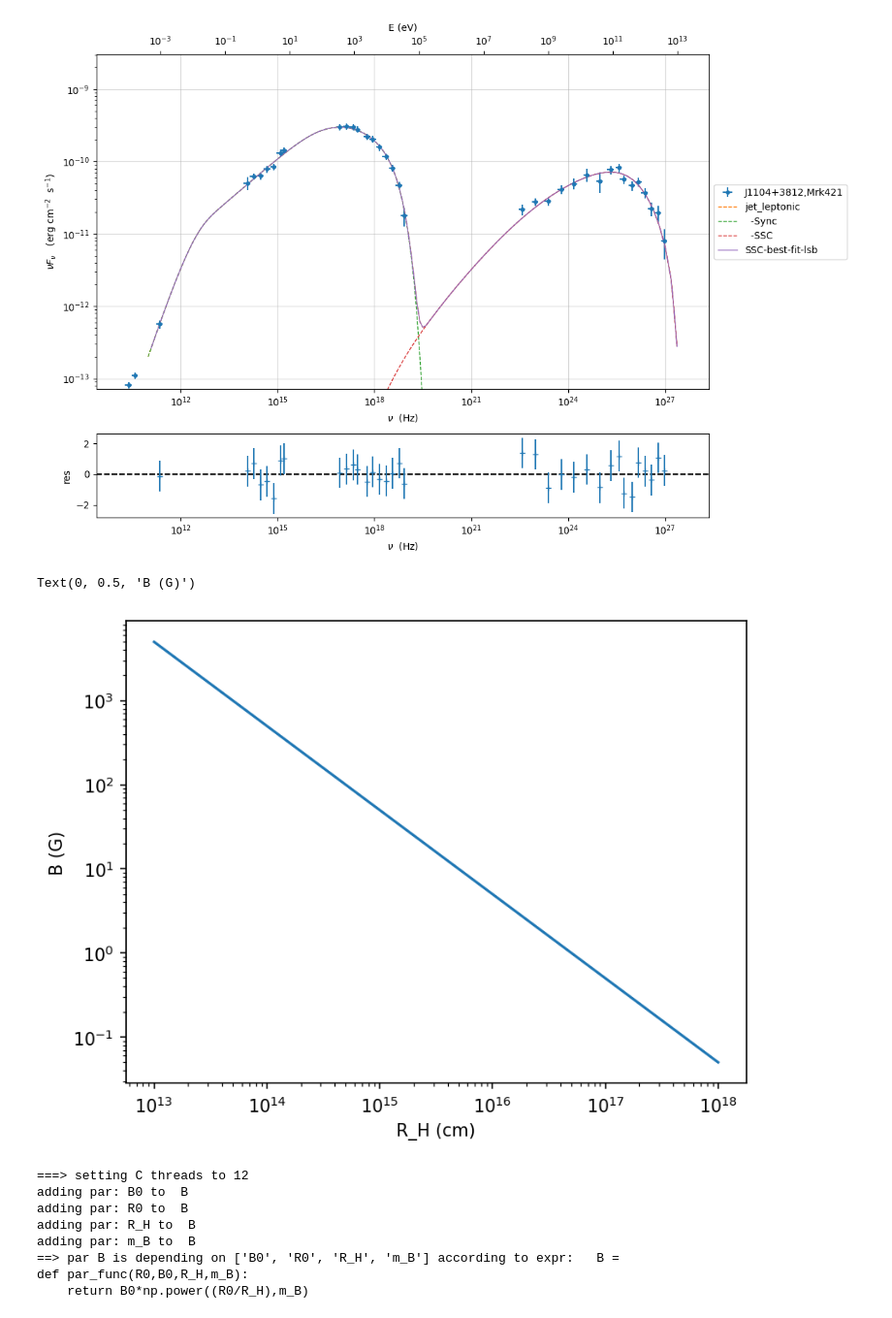
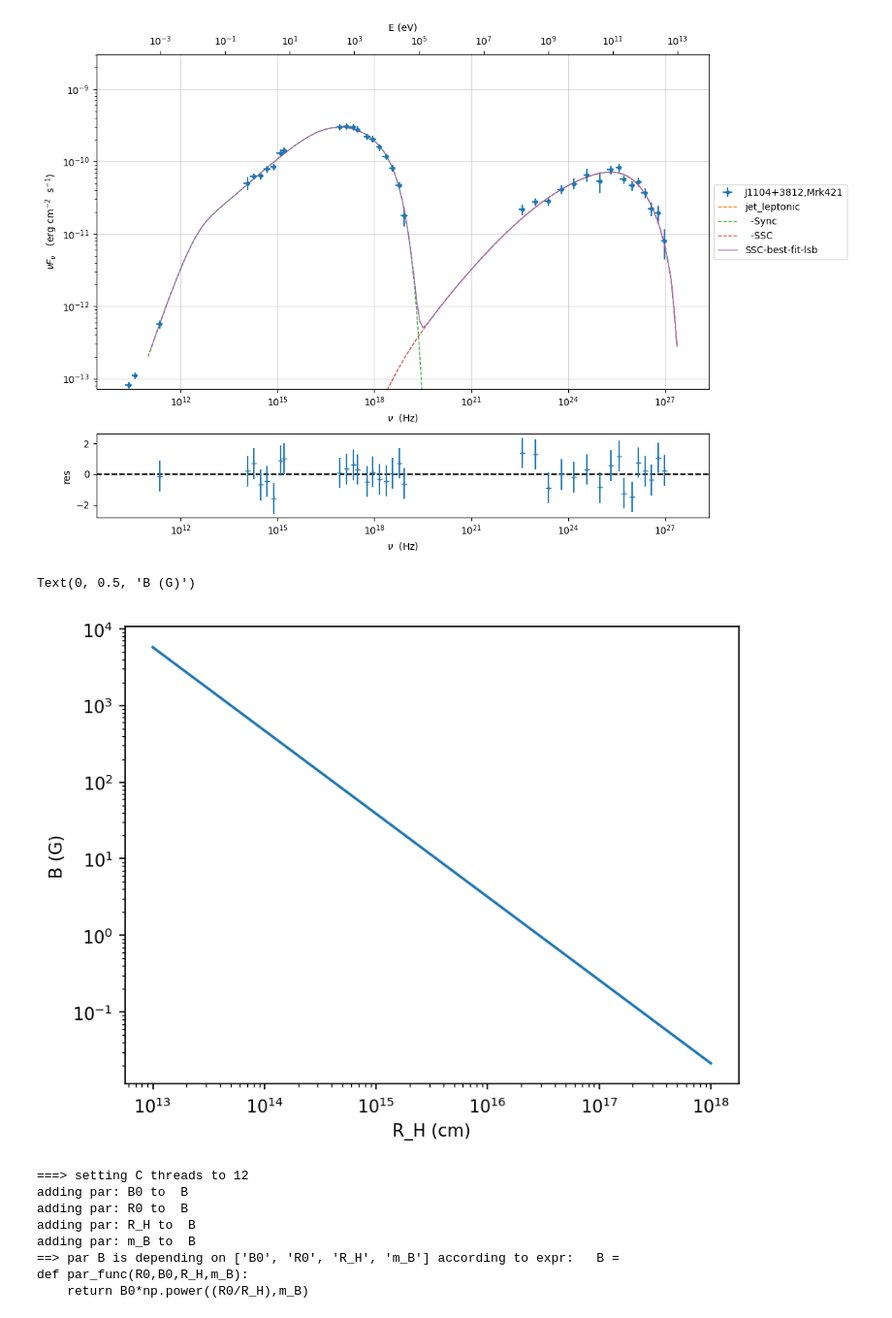
Before and after one commit to andreatramacere/jetset, a Jupyter notebook: doc/documentation_notebooks/notebooks/depending_pars/depending_pars.ipynb, the cells around one changed output. Shown at 97% size. Cells and saved outputs as stored; diff of their text form; code cells hidden in the pictures.

```diff
--- a/doc/documentation_notebooks/notebooks/depending_pars/depending_pars.ipynb
+++ b/doc/documentation_notebooks/notebooks/depending_pars/depending_pars.ipynb
@@ -317,3 +300,17 @@ R_H = fit_model_lsb.jet_leptonic.parameters.R_H.val
 m_B= fit_model_lsb.jet_leptonic.parameters.m_B.val
 
 np.testing.assert_allclose(fit_model_lsb.jet_leptonic.parameters.B.val, par_func(R0,B0,R_H,m_B))
+# %%
+%matplotlib inline
+import matplotlib.pyplot as plt
+
+plt.figure(dpi=150)
+R_H_array=np.logspace(13,18,100)
+B_array=np.zeros(R_H_array.shape)
+for ID,R_H in enumerate(R_H_array):
+    fit_model_lsb.jet_leptonic.parameters.R_H.val=R_H
+    B_array[ID]=fit_model_lsb.jet_leptonic.parameters.B.val
+
+plt.loglog(R_H_array,B_array)
+plt.xlabel('R_H (cm)')
+plt.ylabel('B (G)')
@@ -319,0 +350,13 @@ np.testing.assert_allclose(fit_model_lsb.jet_leptonic.parameters.B.val, par_func
+# %%
+%matplotlib inline
+
+plt.figure(dpi=150)
+R_H_array=np.logspace(13,18,100)
+B_array=np.zeros(R_H_array.shape)
+for ID,R_H in enumerate(R_H_array):
+    fit_model_lsb.jet_leptonic.parameters.R_H.val=R_H
+    B_array[ID]=fit_model_lsb.jet_leptonic.parameters.B.val
+
+plt.loglog(R_H_array,B_array)
+plt.xlabel('R_H (cm)')
+plt.ylabel('B (G)')
@@ -508,14 +554,13 @@ Table length=15
 None
 # %%
 %matplotlib inline
-import matplotlib.pyplot as plt
 
 plt.figure(dpi=150)
 R_H_array=np.logspace(13,18,100)
 B_array=np.zeros(R_H_array.shape)
 for ID,R_H in enumerate(R_H_array):
-    fit_model_lsb.jet_leptonic.parameters.R_H.val=R_H
-    B_array[ID]=fit_model_lsb.jet_leptonic.parameters.B.val
+    fit_model.jet_leptonic.parameters.R_H.val=R_H
+    B_array[ID]=fit_model.jet_leptonic.parameters.B.val
 
 plt.loglog(R_H_array,B_array)
 plt.xlabel('R_H (cm)')
@@ -654,18 +699,18 @@ fit_model.plot_model(sed_data=sed_data)
 # %%
 %matplotlib inline
 plt.figure(dpi=150)
 R_H_array=np.logspace(13,18,100)
 B_array=np.zeros(R_H_array.shape)
 for ID,R_H in enumerate(R_H_array):
-    fit_model_lsb.jet_leptonic.parameters.R_H.val=R_H
-    B_array[ID]=fit_model_lsb.jet_leptonic.parameters.B.val
+    fit_model.jet_leptonic.parameters.R_H.val=R_H
+    B_array[ID]=fit_model.jet_leptonic.parameters.B.val
 
 plt.loglog(R_H_array,B_array)
 plt.xlabel('R_H (cm)')
 plt.ylabel('B (G)')
 # %% [output]
 Text(0, 0.5, 'B (G)')
-[figure, old version]
+[figure, new version]
 # %%
 fit_model.save_model('test.pkl')
 # %%
```
Also changed, not shown: parts of 15 cells of this notebook, 30 other files.
